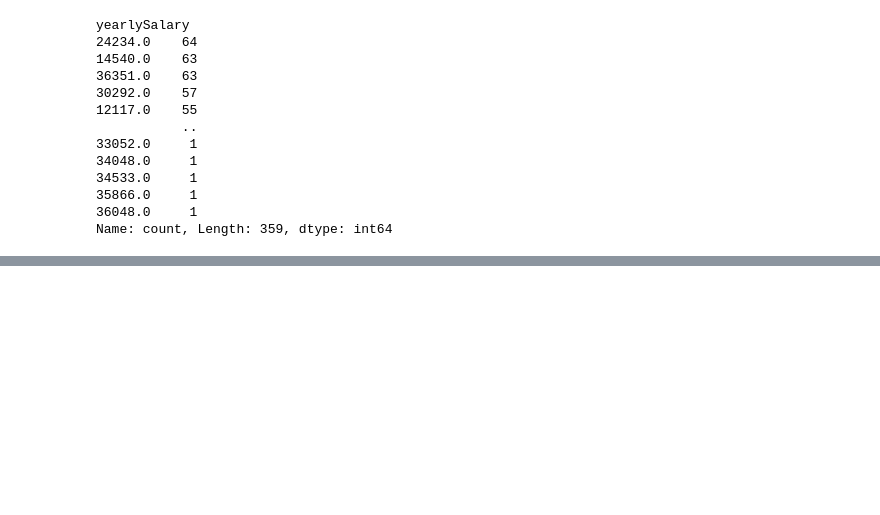
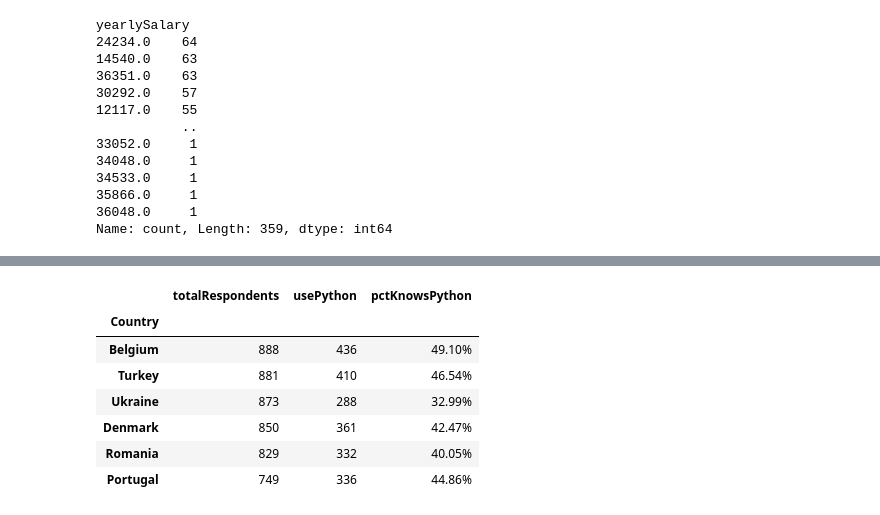
Before and after one commit to khmorad/stackoverflow_data_analysis, a Jupyter notebook: stackoverflow_data_analysis.ipynb, the cells around one changed output, grey strips where cells are left out. Cells and saved outputs as stored; diff of their text form; code cells hidden in the pictures; blank space fills up the shorter version.

```diff
--- a/stackoverflow_data_analysis.ipynb
+++ b/stackoverflow_data_analysis.ipynb
@@ -346,0 +354,6 @@ Name: yearlySalary, Length: 185, dtype: float64
+# %%
+#how many in each country know how to use python (experiment)
+countryRef = df.groupby(['Country'])
+
+#this is no longet just a series and its a series groupby which .appy() is used in this case
+countryRef['LanguageHaveWorkedWith'].apply(lambda x: x.str.contains('Python', na=False).value_counts().sum())
@@ -346,0 +374,30 @@ Name: yearlySalary, Length: 185, dtype: float64
+# %%
+#finding the percentage of respondends that use python in each country (experiment)
+
+#getting the total value of respondents for each country
+country_total_responds = df['Country'].value_counts()
+
+#getting the total value of respondents that use python in each country
+country_total_python_use = countryRef['LanguageHaveWorkedWith'].apply(lambda x: x.str.contains('Python').sum())
+
+#using concatination to concatinate the two series together (COLUMN: countries, ROW: total respondsnt, and the ones that use python)
+python_df = pd.concat([country_total_responds, country_total_python_use],  axis = 'columns', sort=False)
+
+#changing the column names for better presentation and undrestanding of the data frame
+python_df.rename(columns={'count':'totalRespondents','LanguageHaveWorkedWith':'usePython'}, inplace=True)
+python_df['pctKnowsPython'] = (python_df['usePython']/python_df['totalRespondents'])*100
+
+#displaying the actual percentage
+python_df['pctKnowsPython'] = python_df['pctKnowsPython'].apply(lambda x: f"{x:.2f}%")
+# %%
+#snippet of percentage of respondends that use python in each country
+python_df.iloc[18: 24]
+# %% [output]
+|  | totalRespondents | usePython | pctKnowsPython |
+| Country |  |  |  |
+| Belgium | 888 | 436 | 49.10% |
+| Turkey | 881 | 410 | 46.54% |
+| Ukraine | 873 | 288 | 32.99% |
+| Denmark | 850 | 361 | 42.47% |
+| Romania | 829 | 332 | 40.05% |
+| Portugal | 749 | 336 | 44.86% |
```
Also changed, not shown: parts of 20 cells of this notebook.
